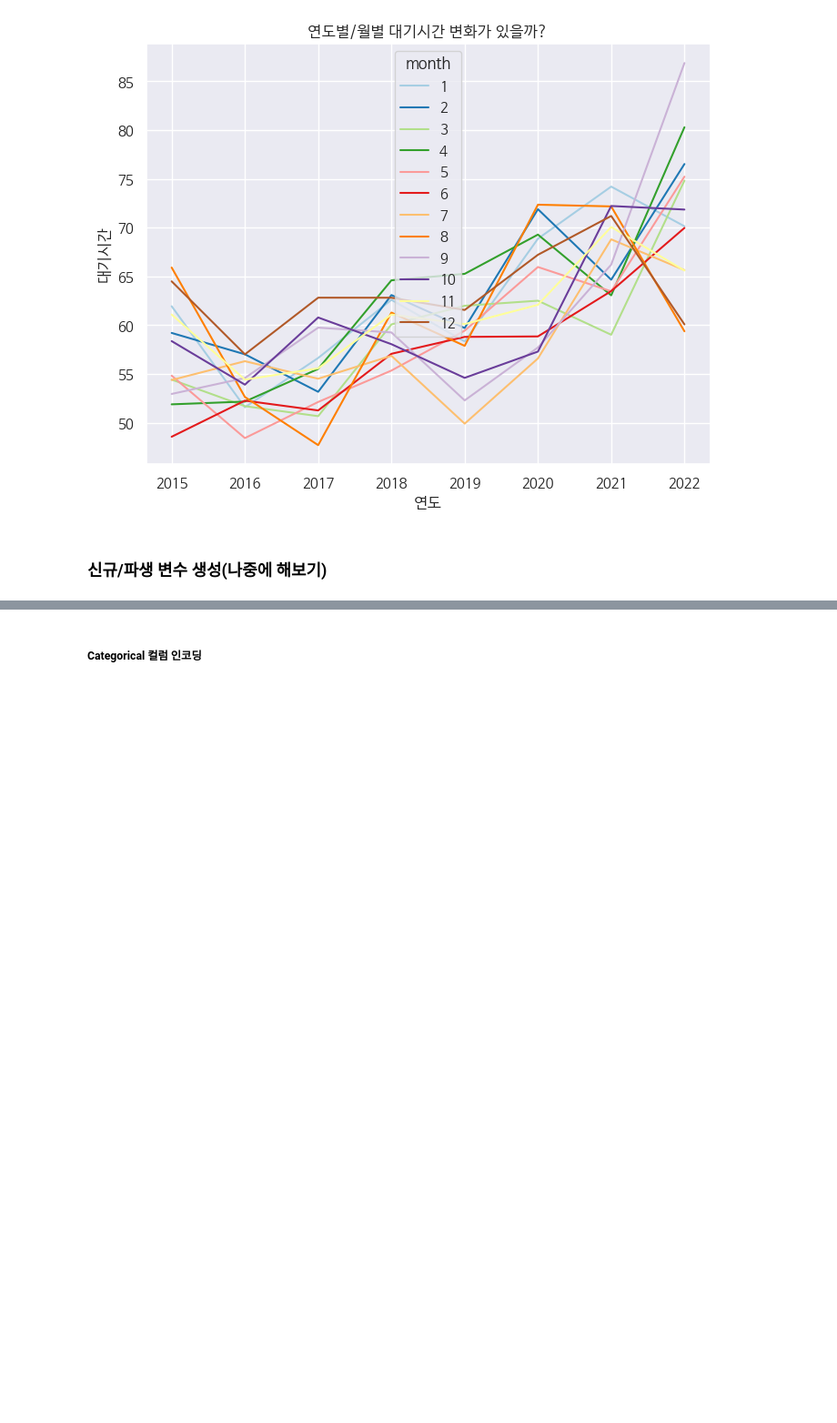
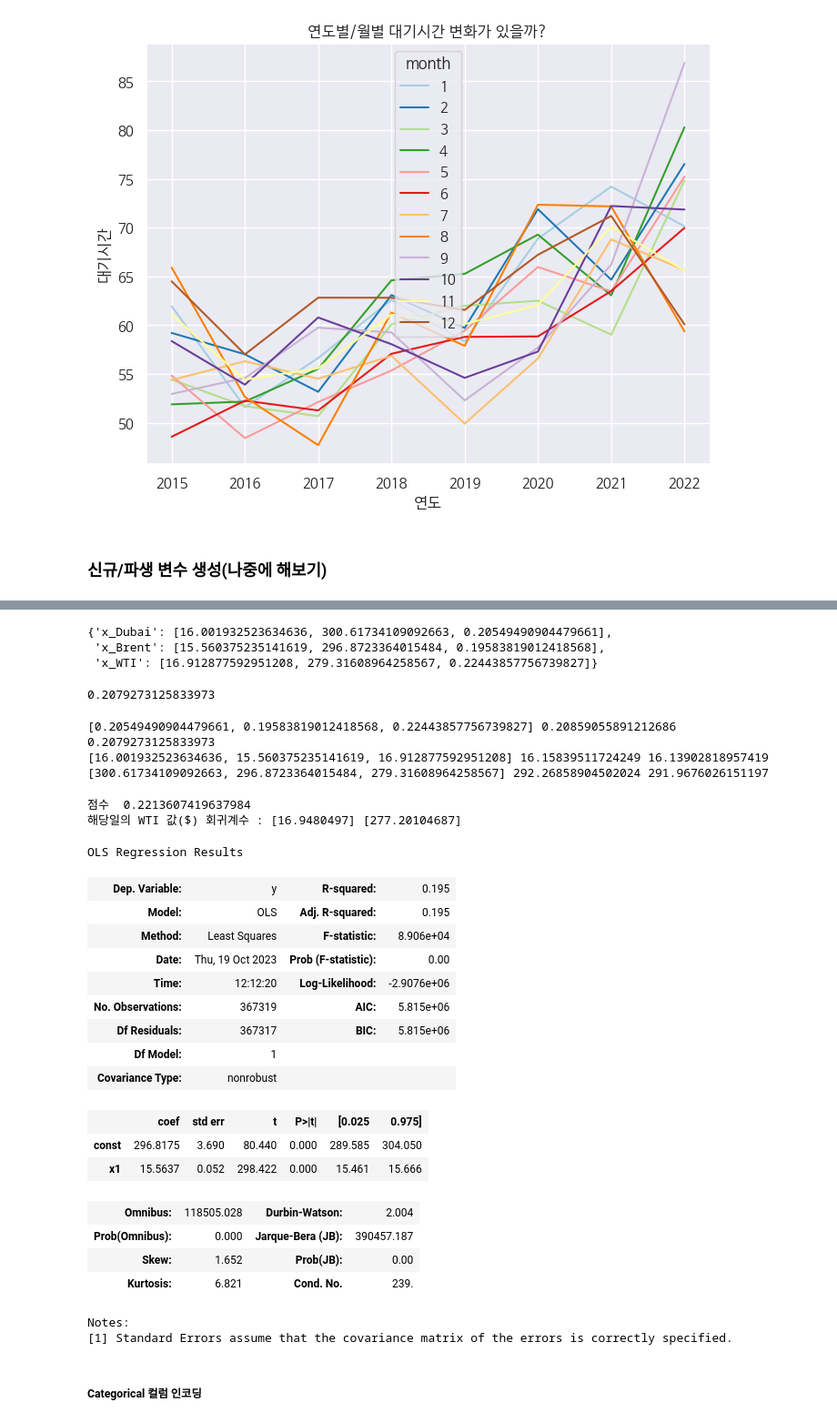
Before and after one commit to LeticiaKang/HYUNDAE_AI_Challenge_DACON, a Jupyter notebook: 1. 데이터_탐색.ipynb, the cells around one changed output, grey strips where cells are left out. Shown at 91% size. Saved outputs shown, nothing was run; the diff lists cells and outputs as text; code cells hidden in the pictures; blank space fills up the shorter version.

```diff
--- a/1. 데이터_탐색.ipynb
+++ b/1. 데이터_탐색.ipynb
@@ -577,0 +597,4 @@ train.head()
+# %%
+x_Dubai = x.iloc[:, 0]
+x_Brent = x.iloc[:, 1]
+x_WTI = x.iloc[:, 2]
@@ -577,0 +658,41 @@ train.head()
+# %%
+result
+# %% [output]
+{'x_Dubai': [16.001932523634636, 300.61734109092663, 0.20549490904479661],
+ 'x_Brent': [15.560375235141619, 296.8723364015484, 0.19583819012418568],
+ 'x_WTI': [16.912877592951208, 279.31608964258567, 0.22443857756739827]}
+# %%
+# 조화평균 함수 만들기
+def find_harmonic_mean(list):
+    r2_sum = 0
+    for r2 in list:
+        r2_sum += (1/r2)
+    result = len(list)/r2_sum
+    return result
+
+find_harmonic_mean(r2s)
+# %% [output]
+0.2079273125833973
+# %%
+r2s = [re[2] for re in list(result.values())]
+coefs = [re[0] for re in list(result.values())]
+intercepts = [re[1] for re in list(result.values())]
+
+print(r2s, sum(r2s)/3, find_harmonic_mean(r2s))
+print(coefs, sum(coefs)/3, find_harmonic_mean(coefs))
+print(intercepts, sum(intercepts)/3, find_harmonic_mean(intercepts))
+# %% [output]
+[0.20549490904479661, 0.19583819012418568, 0.22443857756739827] 0.20859055891212686 0.2079273125833973
+[16.001932523634636, 15.560375235141619, 16.912877592951208] 16.15839511724249 16.13902818957419
+[300.61734109092663, 296.8723364015484, 279.31608964258567] 292.26858904502024 291.9676026151197
+# %%
+lr = LinearRegression()
+
+X_train, X_test, y_train, y_test = train_test_split(x_temp, y)
+
+lr.fit(X_train, y_train)
+print('점수 ', lr.score(X_test,y_test))
+print(x.columns[n], '회귀계수 :', lr.coef_[0], lr.intercept_)
+# %% [output]
+점수  0.2213607419637984
+해당일의 WTI 값($) 회귀계수 : [16.9480497] [277.20104687]
@@ -577,0 +702,23 @@ train.head()
+# %%
+results = sm.OLS(y, sm.add_constant(x_Brent)).fit()
+results.summary()
+# %% [output]
+OLS Regression Results
+| Dep. Variable: | y | R-squared: | 0.195 |
+| Model: | OLS | Adj. R-squared: | 0.195 |
+| Method: | Least Squares | F-statistic: | 8.906e+04 |
+| Date: | Thu, 19 Oct 2023 | Prob (F-statistic): | 0.00 |
+| Time: | 12:12:20 | Log-Likelihood: | -2.9076e+06 |
+| No. Observations: | 367319 | AIC: | 5.815e+06 |
+| Df Residuals: | 367317 | BIC: | 5.815e+06 |
+| Df Model: | 1 |  |  |
+| Covariance Type: | nonrobust |  |  |
+|  | coef | std err | t | P>|t| | [0.025 | 0.975] |
+| const | 296.8175 | 3.690 | 80.440 | 0.000 | 289.585 | 304.050 |
+| x1 | 15.5637 | 0.052 | 298.422 | 0.000 | 15.461 | 15.666 |
+| Omnibus: | 118505.028 | Durbin-Watson: | 2.004 |
+| Prob(Omnibus): | 0.000 | Jarque-Bera (JB): | 390457.187 |
+| Skew: | 1.652 | Prob(JB): | 0.00 |
+| Kurtosis: | 6.821 | Cond. No. | 239. |
+Notes:
+[1] Standard Errors assume that the covariance matrix of the errors is correctly specified.
```
Also changed, not shown: parts of 8 cells of this notebook.
